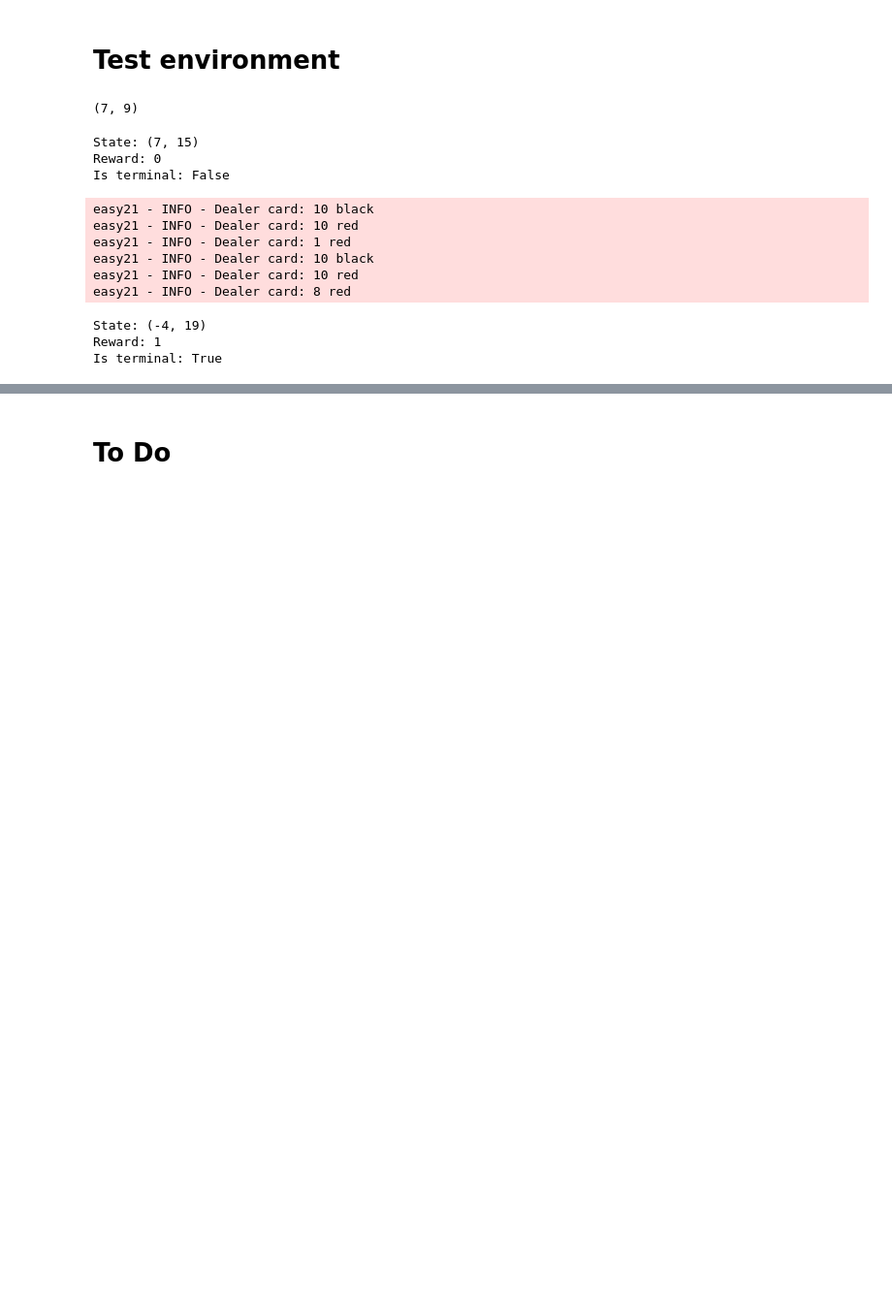
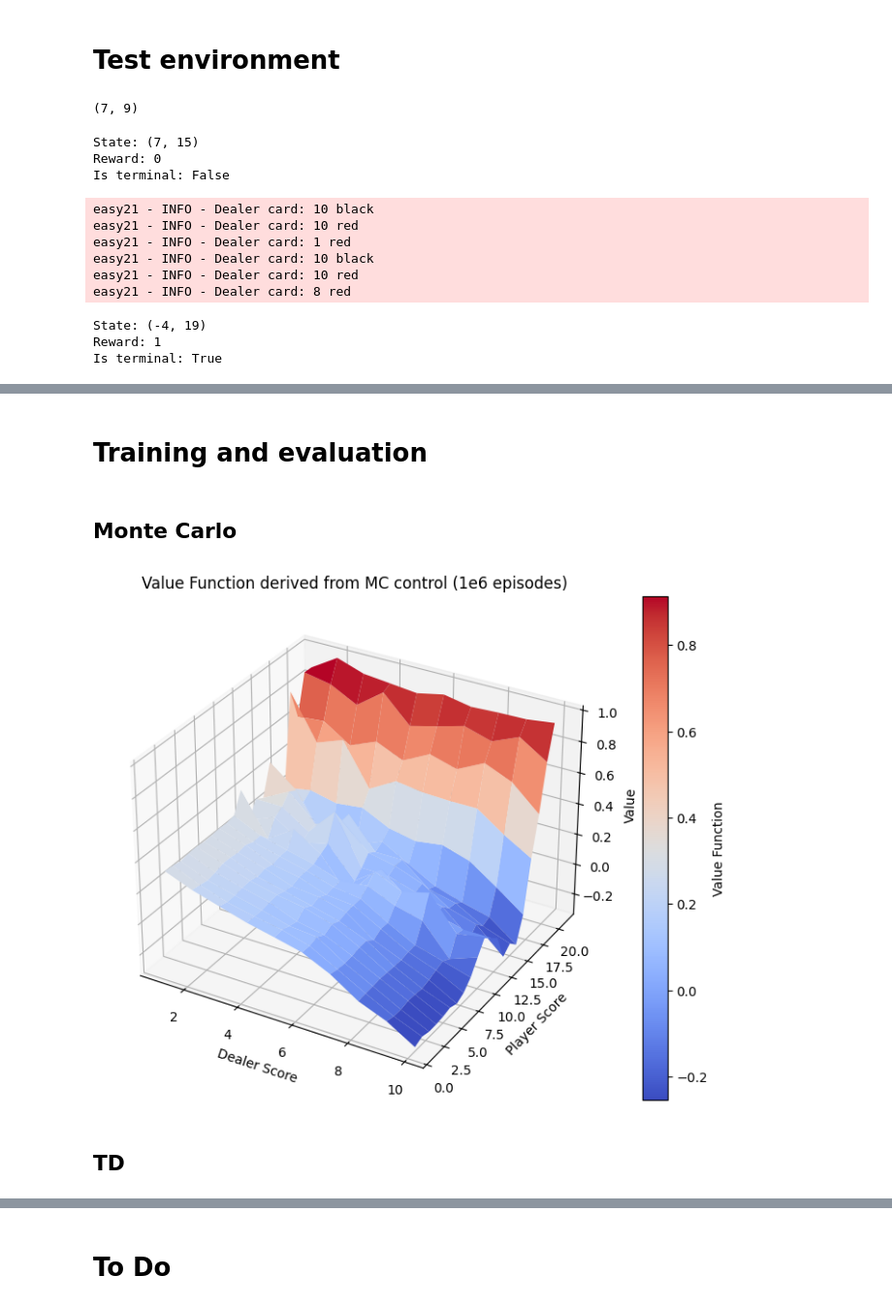
Before and after one commit to ernestknurov/rl-easy21, a Jupyter notebook: test.ipynb, the cells around one changed output, grey strips where cells are left out. Shown: that part at 97% size. Saved outputs shown, nothing was run; the diff lists cells and outputs as text; code cells hidden in the pictures; blank space fills up the shorter version.

```diff
--- a/test.ipynb
+++ b/test.ipynb
@@ -23,0 +26,8 @@ def dumb_policy(state):
+# %%
+def static_policy(state):
+    """Sticks to any sum >= 17"""
+    return 0 if state[1] < 17 else 1
+
+def random_policy(state):
+    """Generate action according to uniform probability"""
+    return np.random.choice(len(state))
@@ -79,5 +100,5 @@ def make_epsilon_greedy_policy(Q, N, nA):
 # %%
-def monte_carlo_control(env, num_episodes, discount_factor=1.0, max_steps=100, N0=100):
+def monte_carlo_control(env, num_episodes, discount_factor=1.0, max_steps=100):
     """
     Monte Carlo Control using Epsilon-Greedy policies.
     Finds an optimal epsilon-greedy policy. Epsilon value is calculated internally based on N0 value.
@@ -87,7 +108,6 @@ def monte_carlo_control(env, num_episodes, discount_factor=1.0, max_steps=100, N
         num_episodes: Number of episodes to sample.
         discount_factor: Gamma discount factor.
         max_steps: Maximum number of steps per episode.
-        N0: Constant for calculating epsilon value.
 
     Returns:
         A tuple (Q, policy).
@@ -102,9 +122,7 @@ def monte_carlo_control(env, num_episodes, discount_factor=1.0, max_steps=100, N
     policy = make_epsilon_greedy_policy(Q, N, env.nA)
 
     max_steps = 100
-    for i_episode in range(num_episodes):
-        if i_episode % 1000 == 0:
-            print(f"Episode {i_episode}")
+    for i_episode in tqdm(range(num_episodes)):
 
         state = env.reset()
         episode = []
@@ -134,4 +152,4 @@ def monte_carlo_control(env, num_episodes, discount_factor=1.0, max_steps=100, N
         # Policy is updated automatically because N, Q are dicts.
         # policy = make_epsilon_greedy_policy(Q, N, env.nA)
 
-    return Q, policy
+    return Q.copy(), policy
@@ -227,3 +394,21 @@ easy21 - INFO - Dealer card: 8 red
 State: (-4, 19)
 Reward: 1
 Is terminal: True
+# %%
+# Play n episodes
+num_episodes = 20
+max_steps = 100
+history = []
+for i_episode in range(num_episodes):
+    state = env.reset()
+    history.append([])
+    print(f"{i_episode}) Player score: {state[1]}, Dealer score: {state[0]}")
+    for t_step in range(max_steps):
+        action = static_policy(state)
+        next_state, reward, done = env.step(state, action)
+        print(f"{i_episode}) Player score: {next_state[1]}, Dealer score: {next_state[0]}")
+        history[-1].append((state, action, reward, next_state))
+        state = next_state
+        if done:
+            print(f"Game finished, reward: {reward}")
+            break
@@ -229,0 +433,16 @@ Is terminal: True
+# %% [markdown]
+# Training and evaluation
+# %% [markdown]
+## Monte Carlo
+# %%
+Q_mc, mc_policy = monte_carlo_control(env, 1_000_000)
+# %%
+V = defaultdict(float)
+for state, actions in Q_mc.items():
+    action_value = np.max(actions)
+    V[state] = action_value
+visualize_value_function_3d(V, title="Value Function derived from MC control (1e6 episodes)")
+# %% [output]
+[figure, added]
+# %% [markdown]
+## TD
```
Also changed, not shown: parts of 45 cells of this notebook.
